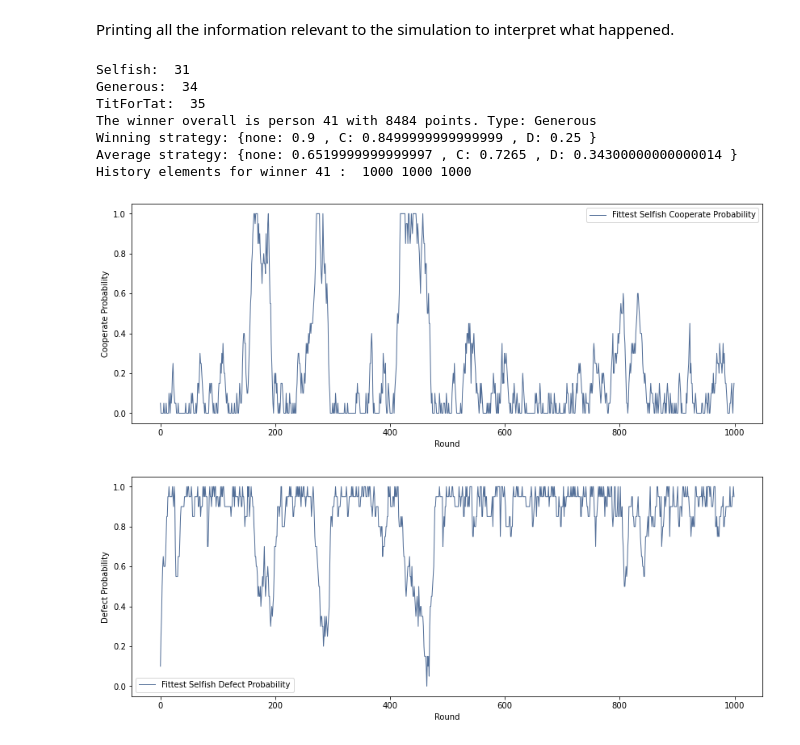
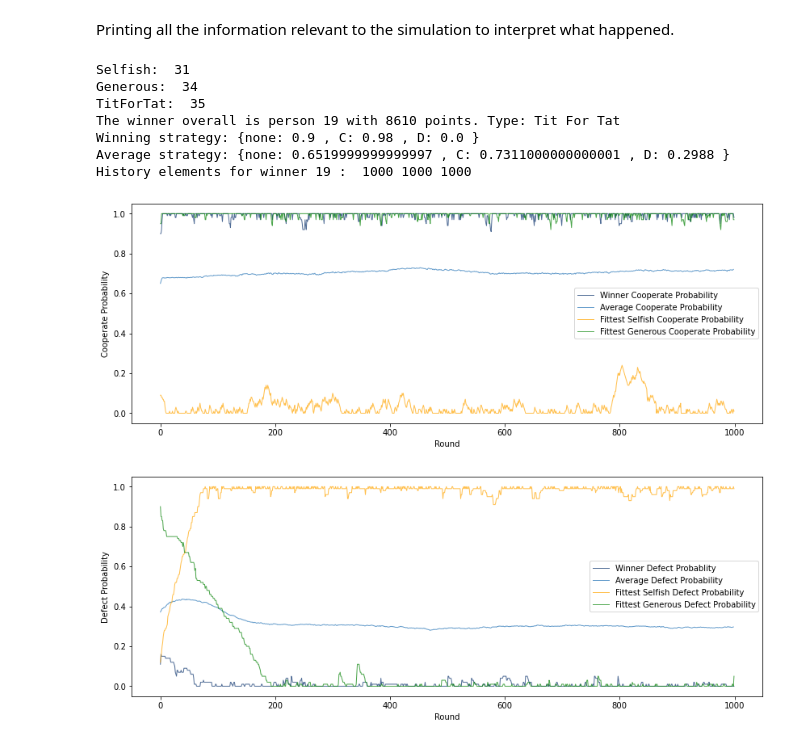
Before and after one commit to muniahmed/ENGG3130_Final_Project, a Jupyter notebook: PsychoPyNotebook.ipynb, the cells around one changed output. Cells and saved outputs as stored; diff of their text form; code cells hidden in the pictures.

Commit message:
Player Sensitivity adjusted, graph colors changed

```diff
--- a/PsychoPyNotebook.ipynb
+++ b/PsychoPyNotebook.ipynb
@@ -59,7 +59,7 @@ def playGame(player1, player2):
     current1 = None # Player1's current choice
     current2 = None # Player2's current choice
 
-    sensitivity = 0.05 #Amount that probability is adjusted per round
+    sensitivity = 0.01 #Amount that probability is adjusted per round
     for i in range(0, 5): # Play 5 rounds
         rand1 = random.random() # Have a random number between 0 and 1
         rand2 = random.random()
@@ -236,47 +236,47 @@ print("Winning strategy: {none:", people[fittestPersonIndex].strategy[None], ",
           ", D:", people[fittestPersonIndex].strategy["D"], "}", )
 print("Average strategy: {none:", stratNone/len(people), ", C:", stratC/len(people),
           ", D:", stratD/len(people), "}", )
 
 
 print("History elements for winner", people[fittestPersonIndex].identifier, ": ", len(people[fittestPersonIndex].nhist),len(people[fittestPersonIndex].chist), len(people[fittestPersonIndex].dhist))
 
 averagedhist = []
 averagechist = []
 for i in range(0, len(people[0].dhist) - 1):
     avgd = 0
     avgc = 0
     for n in range(0, len(people) - 1):
         avgd += people[n].dhist[i]
         avgc += people[n].chist[i]
     averagedhist.append(avgd/len(people))
     averagechist.append(avgc/len(people))
 
 
 
 thinkplot.figure(figsize=(14, 5))
-#thinkplot.plot(people[fittestPersonIndex].chist, linestyle='solid', linewidth=1, label='Winner Cooperate Probability')
-#thinkplot.plot(averagechist, linestyle='solid', linewidth=1, label='Average Cooperate Probability')
-thinkplot.plot(people[fittestSelfish].chist, linestyle='solid', linewidth=1, label='Fittest Selfish Cooperate Probability')
-#thinkplot.plot(people[fittestGenerous].chist, linestyle='solid', linewidth=1, label='Fittest Generous Cooperate Probability')
+thinkplot.plot(people[fittestPersonIndex].chist, linestyle='solid', linewidth=1, label='Winner Cooperate Probability')
+thinkplot.plot(averagechist, linestyle='solid', linewidth=1, label='Average Cooperate Probability')
+thinkplot.plot(people[fittestSelfish].chist, linestyle='solid', linewidth=1, label='Fittest Selfish Cooperate Probability', color='orange')
+thinkplot.plot(people[fittestGenerous].chist, linestyle='solid', linewidth=1, label='Fittest Generous Cooperate Probability', color='green')
 thinkplot.config(xlabel='Round', ylabel='Cooperate Probability')
 
 thinkplot.figure(figsize=(14, 5))
-#thinkplot.plot(people[fittestPersonIndex].dhist, linestyle='solid', linewidth=1, label='Winner Defect Probablity')
-#thinkplot.plot(averagedhist, linestyle='solid', linewidth=1, label='Average Defect Probability')
-thinkplot.plot(people[fittestSelfish].dhist, linestyle='solid', linewidth=1, label='Fittest Selfish Defect Probability')
-#thinkplot.plot(people[fittestGenerous].dhist, linestyle='solid', linewidth=1, label='Fittest Generous Defect Probability')
+thinkplot.plot(people[fittestPersonIndex].dhist, linestyle='solid', linewidth=1, label='Winner Defect Probablity')
+thinkplot.plot(averagedhist, linestyle='solid', linewidth=1, label='Average Defect Probability')
+thinkplot.plot(people[fittestSelfish].dhist, linestyle='solid', linewidth=1, label='Fittest Selfish Defect Probability', color='orange')
+thinkplot.plot(people[fittestGenerous].dhist, linestyle='solid', linewidth=1, label='Fittest Generous Defect Probability', color='green')
 thinkplot.config(xlabel='Round', ylabel='Defect Probability')
 #stats.mean(people[:].dhist[3])
 # %% [output]
 Selfish:  31
 Generous:  34
 TitForTat:  35
-The winner overall is person 41 with 8484 points. Type: Generous
-Winning strategy: {none: 0.9 , C: 0.8499999999999999 , D: 0.25 }
-Average strategy: {none: 0.6519999999999997 , C: 0.7265 , D: 0.34300000000000014 }
-History elements for winner 41 :  1000 1000 1000
+The winner overall is person 19 with 8610 points. Type: Tit For Tat
+Winning strategy: {none: 0.9 , C: 0.98 , D: 0.0 }
+Average strategy: {none: 0.6519999999999997 , C: 0.7311000000000001 , D: 0.2988 }
+History elements for winner 19 :  1000 1000 1000
-[figure, old version]
+[figure, new version]
-[figure, old version]
+[figure, new version]
 # %%
 |
 # %% [output]
```
Also changed, not shown: parts of 1 cell of this notebook.
